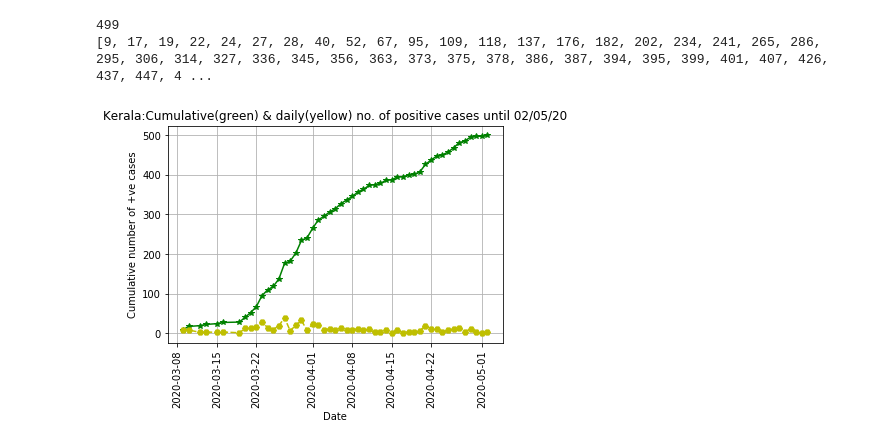
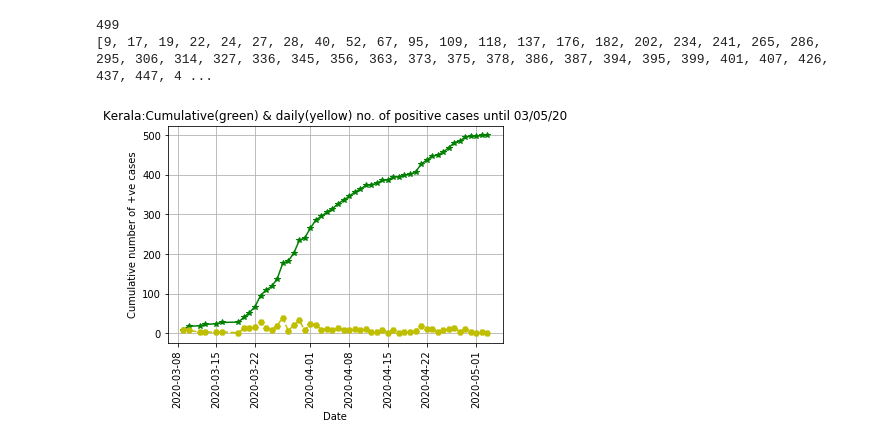
Before and after one commit to sandyiswell/covid19Kerala, a Jupyter notebook: positiveCase.ipynb, the cells around one changed output. Cells and saved outputs as stored; diff of their text form; code cells hidden in the pictures.

```diff
--- a/positiveCase.ipynb
+++ b/positiveCase.ipynb
@@ -224,11 +226,11 @@ df_cumu = df_cumu.set_index('Date') # setting datetime as index.
 # %%
 # Plotting graph of cumulative number of cases in Kerala.
 plt.plot(df_cumu, marker='*', markersize=6, linestyle='-', color ='g')
 plt.plot(positiveCasesPerDay, marker='H', markersize=6, linestyle='--', color ='y')
-plt.title('Kerala:Cumulative(green) & daily(yellow) no. of positive cases until 02/05/20')
+plt.title('Kerala:Cumulative(green) & daily(yellow) no. of positive cases until 03/05/20')
 plt.ylabel('Cumulative number of +ve cases')
 plt.xlabel('Date')
 plt.xticks(rotation=90)
 plt.grid()
 # %% [output]
-[figure, old version]
+[figure, new version]
```
Also changed, not shown: parts of 10 cells of this notebook, 2 other files.
